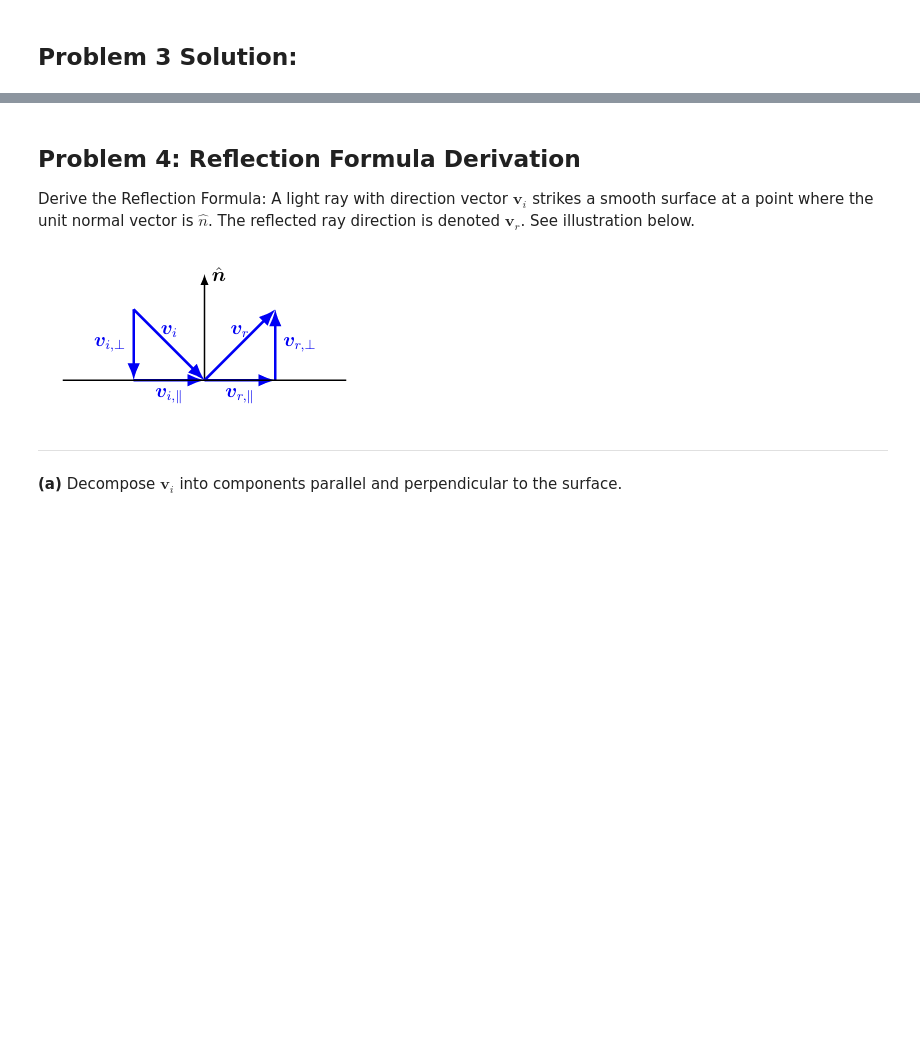
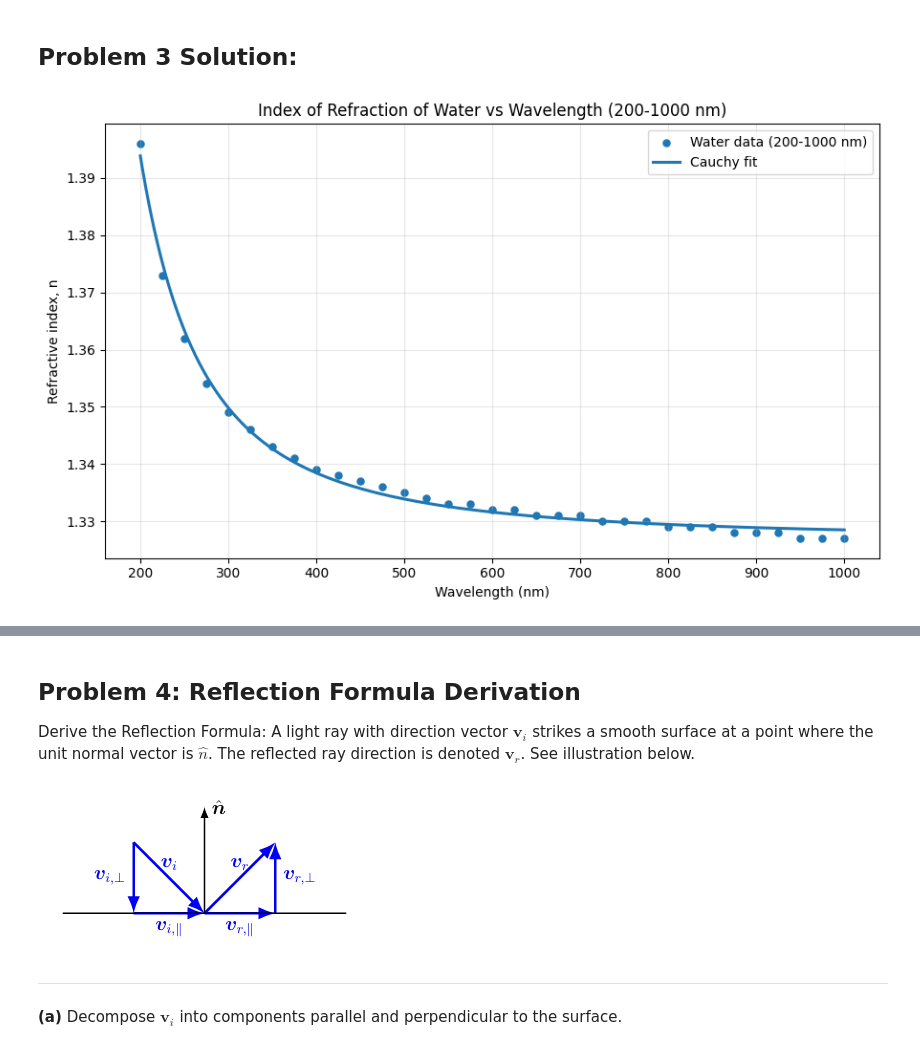
Before and after one commit to Caleb-M-Y/Spring-Acoustics---ElectroMag2, a Jupyter notebook: ElectroMag/Homework/EM-HW-5/EM-HW-5-Notebook.ipynb, the cells around one changed output, grey strips where cells are left out. Saved outputs shown, nothing was run; the diff lists cells and outputs as text; code cells hidden in the pictures; blank space fills up the shorter version.

```diff
--- a/ElectroMag/Homework/EM-HW-5/EM-HW-5-Notebook.ipynb
+++ b/ElectroMag/Homework/EM-HW-5/EM-HW-5-Notebook.ipynb
@@ -176,7 +175,90 @@ and determine the best-fit values for $A$, $B$, and $C$. Include the fit on the
 # %% [markdown]
 ## Problem 3 Solution:
 # %%
-import numpy as np
-import matplotlib.pyplot as plt
 import pandas as pd
 from scipy.optimize import curve_fit
+
+# File path
+csv_path = "index-of-refraction-and-absorption-of-water.csv"
+
+# Read CSV (header has spaces/newline quirks, so clean names after reading)
+df = pd.read_csv(csv_path)
+df.columns = [c.strip() for c in df.columns]
+
+# Find wavelength and n columns robustly
+wl_col = [c for c in df.columns if "Wavelength" in c][0]
+n_col = [c for c in df.columns if c.strip() == "n"][0]
+
+# Keep only needed columns and force numeric
+data = df[[wl_col, n_col]].copy()
+data[wl_col] = pd.to_numeric(data[wl_col], errors="coerce")
+data[n_col] = pd.to_numeric(data[n_col], errors="coerce")
+data = data.dropna()
+
+# Convert wavelength to nm for plotting/filtering
+data["wavelength_um"] = data[wl_col]
+data["wavelength_nm"] = 1000.0 * data["wavelength_um"]
+data["n"] = data[n_col]
+
+# Problem asks 200 to 1000 nm
+fit_data = data[(data["wavelength_nm"] >= 200) & (data["wavelength_nm"] <= 1000)].copy()
+
+lam_um = fit_data["wavelength_um"].to_numpy()
+n_vals = fit_data["n"].to_numpy()
+
+# Cauchy fit: n(lambda) = A + B/lambda^2 + C/lambda^4
+# Use linear least squares on transformed basis (no scipy needed)
+X = np.column_stack([
+    np.ones_like(lam_um),
+    1.0 / (lam_um**2),
+    1.0 / (lam_um**4)
+])
+A, B, C = np.linalg.lstsq(X, n_vals, rcond=None)[0]
+
+def cauchy(lam_um):
+    return A + B/(lam_um**2) + C/(lam_um**4)
+
+# Smooth curve for plotting
+lam_plot_um = np.linspace(0.2, 1.0, 500)
+lam_plot_nm = 1000.0 * lam_plot_um
+n_plot = cauchy(lam_plot_um)
+
+# Plot data + fit
+plt.figure(figsize=(9, 5.5))
+plt.scatter(fit_data["wavelength_nm"], fit_data["n"], s=26, label="Water data (200-1000 nm)")
+plt.plot(lam_plot_nm, n_plot, linewidth=2.2, label="Cauchy fit")
+plt.xlabel("Wavelength (nm)")
+plt.ylabel("Refractive index, n")
+plt.title("Index of Refraction of Water vs Wavelength (200-1000 nm)")
+plt.grid(True, alpha=0.3)
+plt.legend()
+plt.tight_layout()
+plt.show()
+
+print(f"Solutions to part (b):")
+print(f"Cauchy fit coefficients:")
+print(f"A = {A:.8f}")
+print(f"B = {B:.8f} (um^2)")
+print(f"C = {C:.8f} (um^4)")
+
+# Part (c): representative red/blue ranges and values
+red_range = fit_data[(fit_data["wavelength_nm"] >= 620) & (fit_data["wavelength_nm"] <= 750)]
+blue_range = fit_data[(fit_data["wavelength_nm"] >= 450) & (fit_data["wavelength_nm"] <= 495)]
+
+n_red_rep = red_range["n"].mean()
+n_blue_rep = blue_range["n"].mean()
+
+print(f"\nSolutions to part (c):")
+print("Representative wavelength ranges:")
+print("Red: 620-750 nm")
+print("Blue: 450-495 nm")
+print(f"Representative n_red (mean over range)  = {n_red_rep:.5f}")
+print(f"Representative n_blue (mean over range) = {n_blue_rep:.5f}")
+
+# Optional: values at specific wavelengths often used in optics
+n_700 = cauchy(0.700)
+n_450 = cauchy(0.450)
+print(f"\nCauchy n(700 nm) = {n_700:.5f}")
+print(f"Cauchy n(450 nm) = {n_450:.5f}")
+# %% [output]
+[figure, added]
```
Also changed, not shown: parts of 12 cells of this notebook.
